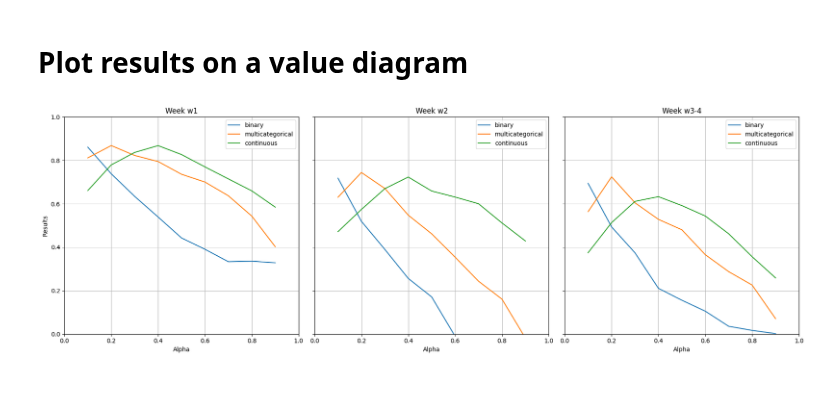
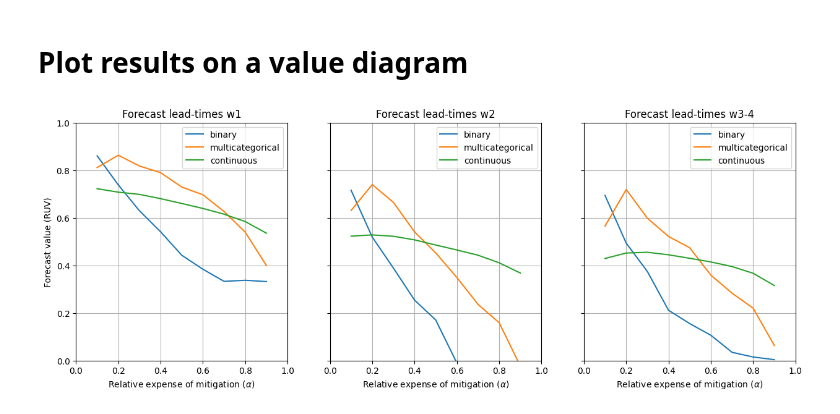
Before and after one commit to richardlaugesen/ruvpy, a Jupyter notebook: examples/laugesen_2023_fig_6.ipynb, the cells around one changed output. Drawn from its saved outputs; the diff is of its cells as text; code cells hidden in the pictures; blank space fills up the shorter version.

```diff
--- a/examples/laugesen_2023_fig_6.ipynb
+++ b/examples/laugesen_2023_fig_6.ipynb
@@ -70,7 +70,7 @@ alpha_step = 0.1
 alphas = np.arange(alpha_step, 1, alpha_step)
 
 decision_context = {
-    'damage_function': [binary, {'max_loss': 1, 'min_loss': 0, 'threshold': 0.9}],  # this should be logistic
+    'damage_function': [logistic_zero, {'A': 1, 'k': 0.07, 'threshold': 0.99}],  # this should be logistic
     'utility_function': [cara, {'A': 0}],
     'economic_model': [cost_loss, cost_loss_analytical_spend, alphas],
     'decision_rule': [optimise_over_forecast_distribution, None],
@@ -115,30 +115,28 @@ Continuous
 # %% [markdown]
 # Plot results on a value diagram
 # %%
-# Set up the 3-panel plot
-fig, axs = plt.subplots(1, 3, figsize=(18, 6), sharey=True)
+fig, axs = plt.subplots(1, 3, figsize=(15, 5), sharey=True)
 
 weeks = results.coords['week'].values
 decision_types = results.coords['decision_type'].values
 
 for i, week in enumerate(weeks):
     ax = axs[i]
     for decision_type in decision_types:
         data = results.sel(week=week, decision_type=decision_type)
-        alphas = data.coords['alpha'].values
-        values = data.values
-        ax.plot(alphas, values, label=decision_type)
-    ax.set_title(f'Week {week}')
-    ax.set_xlabel('Alpha')
+        ax.plot(data.coords['alpha'].values, data.values, label=decision_type)
+
+    ax.set_ylim(0, 1)
+    ax.set_xlim(0, 1)
+    ax.set_title(f'Forecast lead-times {week}')
+    ax.set_xlabel(r'Relative expense of mitigation ($\alpha$)')
     if i == 0:
-        ax.set_ylabel('Results')
+        ax.set_ylabel('Forecast value (RUV)')
+
     ax.legend()
     ax.grid(True)
 
-    ax.set_ylim(0, 1)
-    ax.set_xlim(0, 1)
 
-plt.tight_layout()
 plt.show()
 # %% [output]
-[figure, old version]
+[figure, new version]
```
Also changed, not shown: parts of 1 cell of this notebook.
